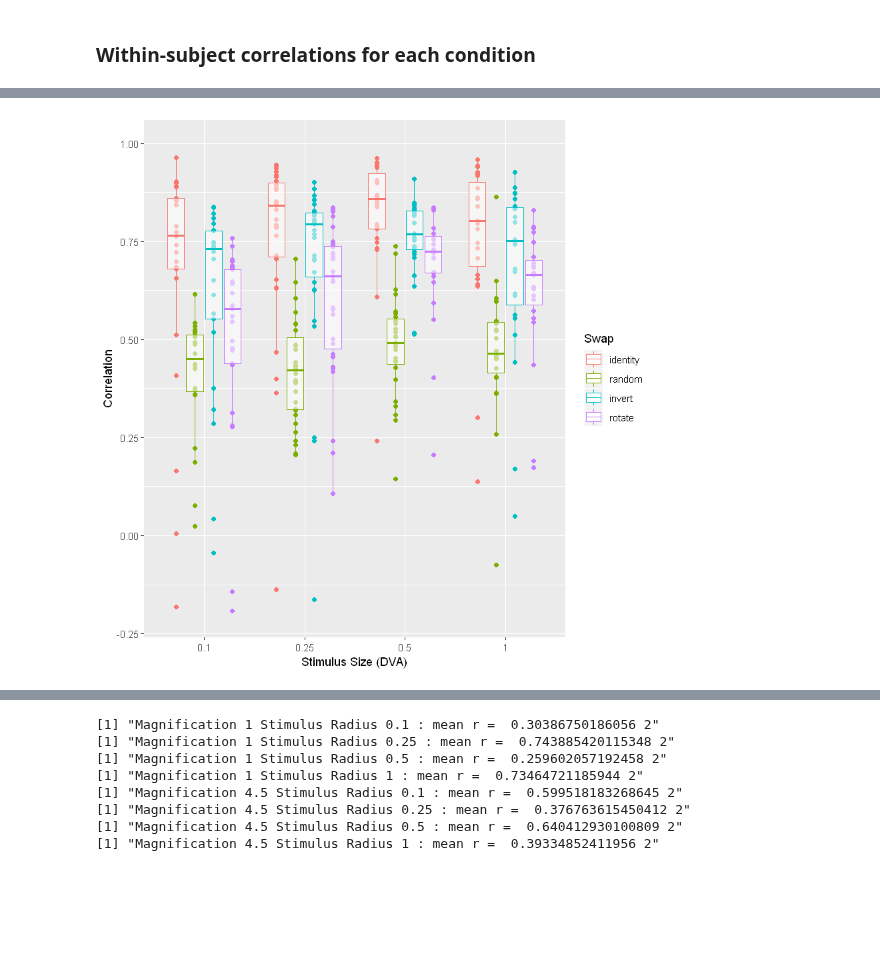
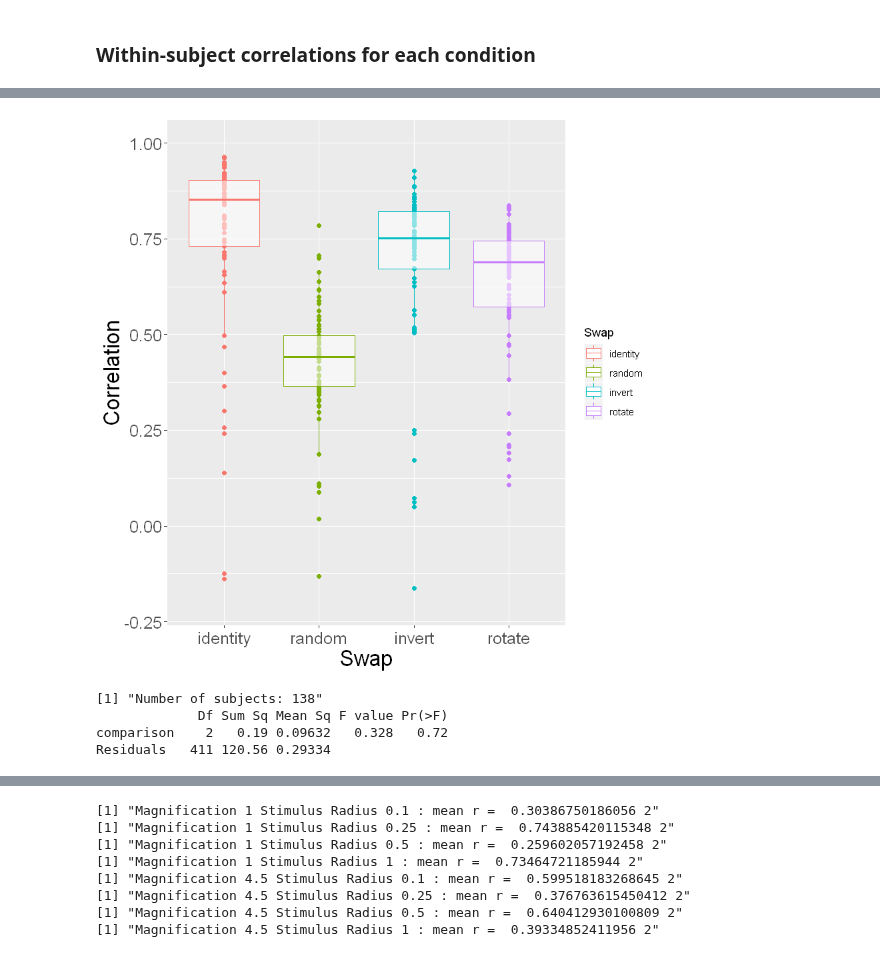
Before and after one commit to ArielZJ/Precision-Phenomenology-Data-Analysis, a Jupyter notebook: Fovea vs. Periphery Color Similarity Pilot Analysis - 2stim Analysis.ipynb, the cells around one changed output, grey strips where cells are left out. Saved outputs shown, nothing was run; the diff lists cells and outputs as text; code cells hidden in the pictures; blank space fills up the shorter version.

```diff
--- a/Fovea vs. Periphery Color Similarity Pilot Analysis - 2stim Analysis.ipynb
+++ b/Fovea vs. Periphery Color Similarity Pilot Analysis - 2stim Analysis.ipynb
@@ -1207,7 +1227,7 @@ compliance_checker <- function(datadf,eccentricity,trace_cutoff,antitrace_cutoff
 # calculate the catch trial score for a subject
 catch_score <- function(datadf){
     datadf <- subset(datadf, trial_type == 'catch')
-    datadf$correct <- ifelse(datadf$similarity == datadf$catch_vals, 1, 0) # determine whether they got the catch trials right
+    datadf$correct <- ifelse(as.character(datadf$similarity) == as.character(datadf$catch_vals), 1, 0) # determine whether they got the catch trials right
     score <- sum(datadf$correct)/nrow(datadf) # get the score
     return(score)
 }
@@ -1222,7 +1242,7 @@ catch_trial_checker <- function(datadf){
 
         catch_trials <- subset(subjectdf, trial_type == 'catch')
         catch_num = nrow(catch_trials)
-        catch_correct = nrow(subset(catch_trials, catch_vals == similarity))
+        catch_correct = nrow(subset(catch_trials, as.character(catch_vals) == as.character(similarity))) # had to add the as.character to block a bug, don't know why
 
         print(paste("Subject",subjectid,":",catch_correct,"/",catch_num))
     }
@@ -2179,6 +2200,7 @@ distribution.plots(within_distribution_df,swaps=FALSE,transform=FALSE)
 # %%
 # make some specific plots for the presentation
 # probably just better to modify the code above to generate these on demand...
-r_distribution_plot(within_distribution_df,comparison='FFvPP',title=FALSE,fisher=FALSE,scaling=TRUE,swaps=FALSE)
+r_distribution_plot(within_distribution_df,comparison='FFvPP',title=FALSE,fisher=FALSE,scaling=FALSE,swaps=TRUE)
+#r_distribution_plot(within_distribution_df,comparison='all',title=FALSE,fisher=FALSE,scaling=FALSE,swaps=FALSE)
 # %% [output]
-[figure, old version]
+[figure, new version]
@@ -2184,0 +2216,7 @@ r_distribution_plot(within_distribution_df,comparison='FFvPP',title=FALSE,fisher
+# %%
+eccentricity.test(within_distribution_df)
+# %% [output]
+[1] "Number of subjects: 138"
+             Df Sum Sq Mean Sq F value Pr(>F)
+comparison    2   0.19 0.09632   0.328   0.72
+Residuals   411 120.56 0.29334
```
Also changed, not shown: parts of 15 cells of this notebook.
